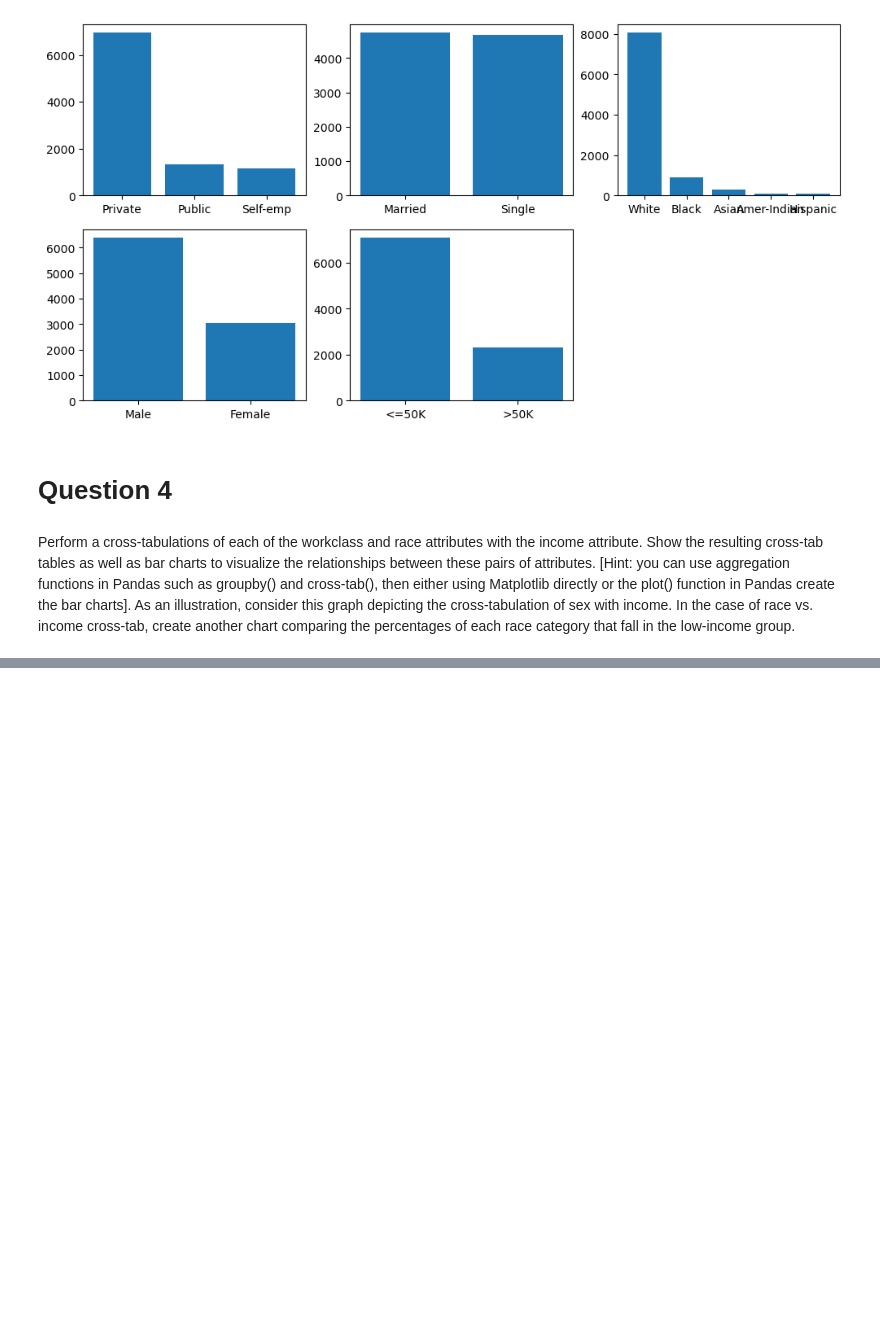
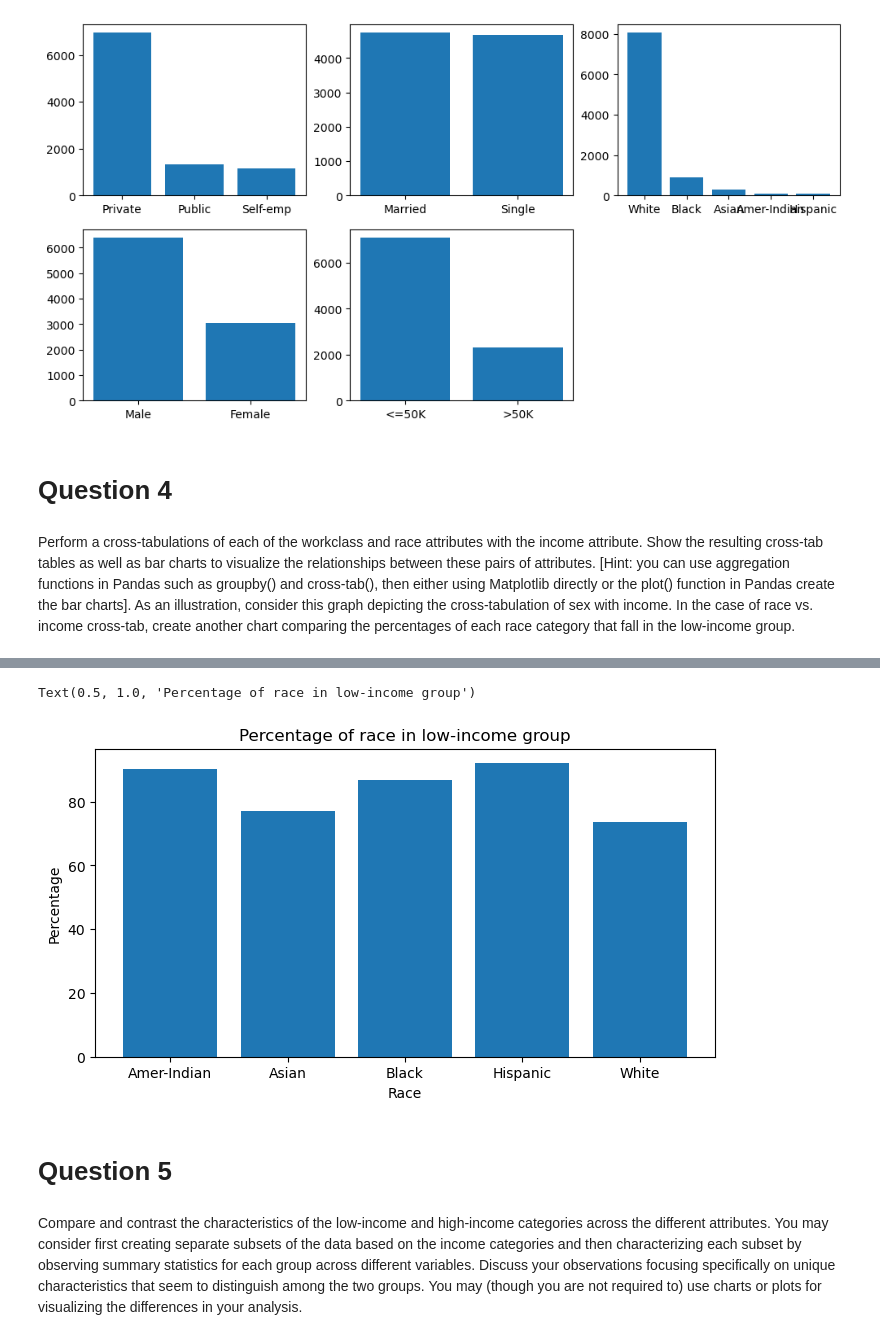
Before and after one commit to kushalnavghare/DSC-478_PRG_ML_APP, a Jupyter notebook: code/Assignment-#1.ipynb, the cells around one changed output, grey strips where cells are left out. Saved outputs shown, nothing was run; the diff lists cells and outputs as text; code cells hidden in the pictures; blank space fills up the shorter version.

```diff
--- a/code/Assignment-#1.ipynb
+++ b/code/Assignment-#1.ipynb
@@ -233,0 +229,3 @@ plt.show()
+# %%
+# count race by income group
+plt_df = cat_df.groupby(['income', 'race']).size().reset_index().rename({0:'count'}, axis=1)
@@ -233,0 +246,20 @@ plt.show()
+# %%
+# get total counts of race
+plt_df['total_count'] = plt_df.race.map(dict(cat_df.race.value_counts()))
+# %%
+# calculate percent race
+plt_df['race_percent'] = (plt_df['count']/plt_df['total_count'])*100
+# %%
+# plotting percentage of race by low income-group
+plt.figure(figsize=(8, 4))
+plt.bar(plt_df[plt_df.income=='<=50K']['race'], plt_df[plt_df.income=='<=50K']['race_percent'])
+plt.xlabel('Race')
+plt.ylabel('Percentage')
+plt.title('Percentage of race in low-income group')
+# %% [output]
+Text(0.5, 1.0, 'Percentage of race in low-income group')
+[figure, added]
+# %% [markdown]
+# Question 5
+# %% [markdown]
+Compare and contrast the characteristics of the low-income and high-income categories across the different attributes. You may consider first creating separate subsets of the data based on the income categories and then characterizing each subset by observing summary statistics for each group across different variables. Discuss your observations focusing specifically on unique characteristics that seem to distinguish among the two groups. You may (though you are not required to) use charts or plots for visualizing the differences in your analysis.
```
Also changed, not shown: parts of 78 cells of this notebook, 1 other file.
